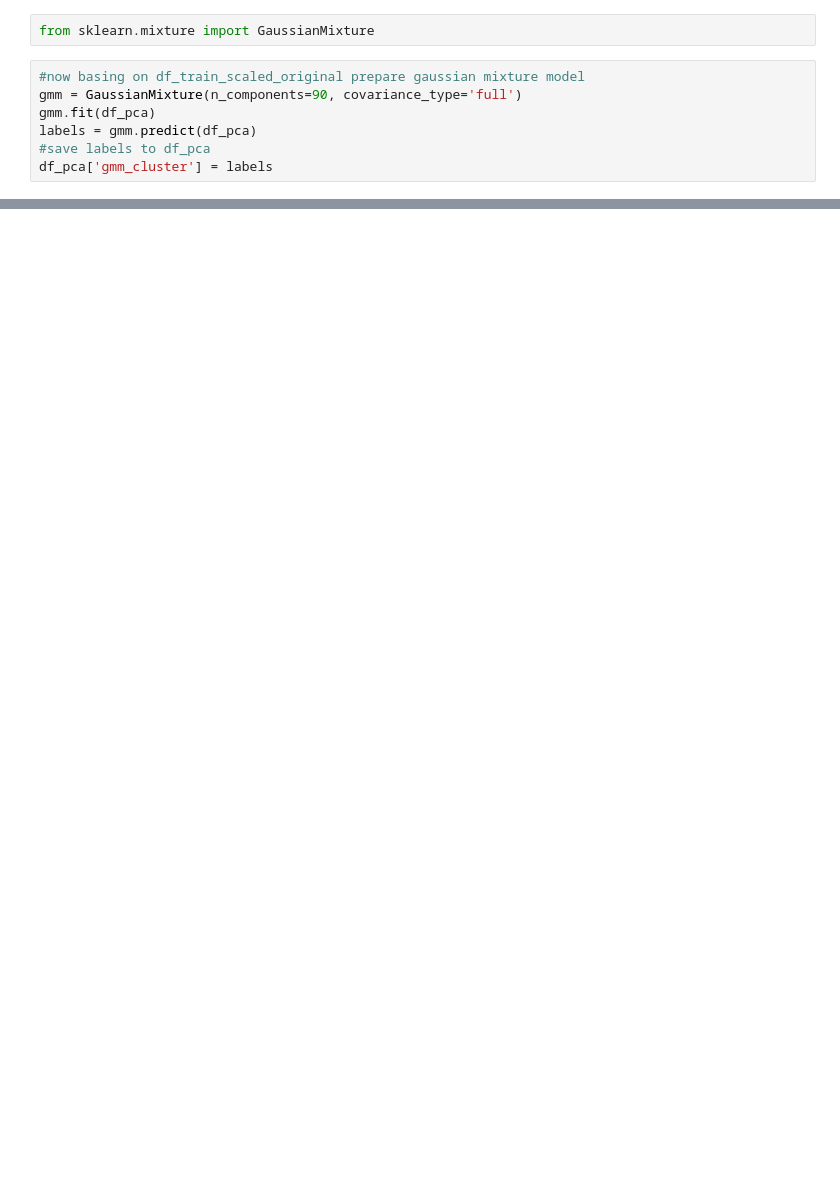
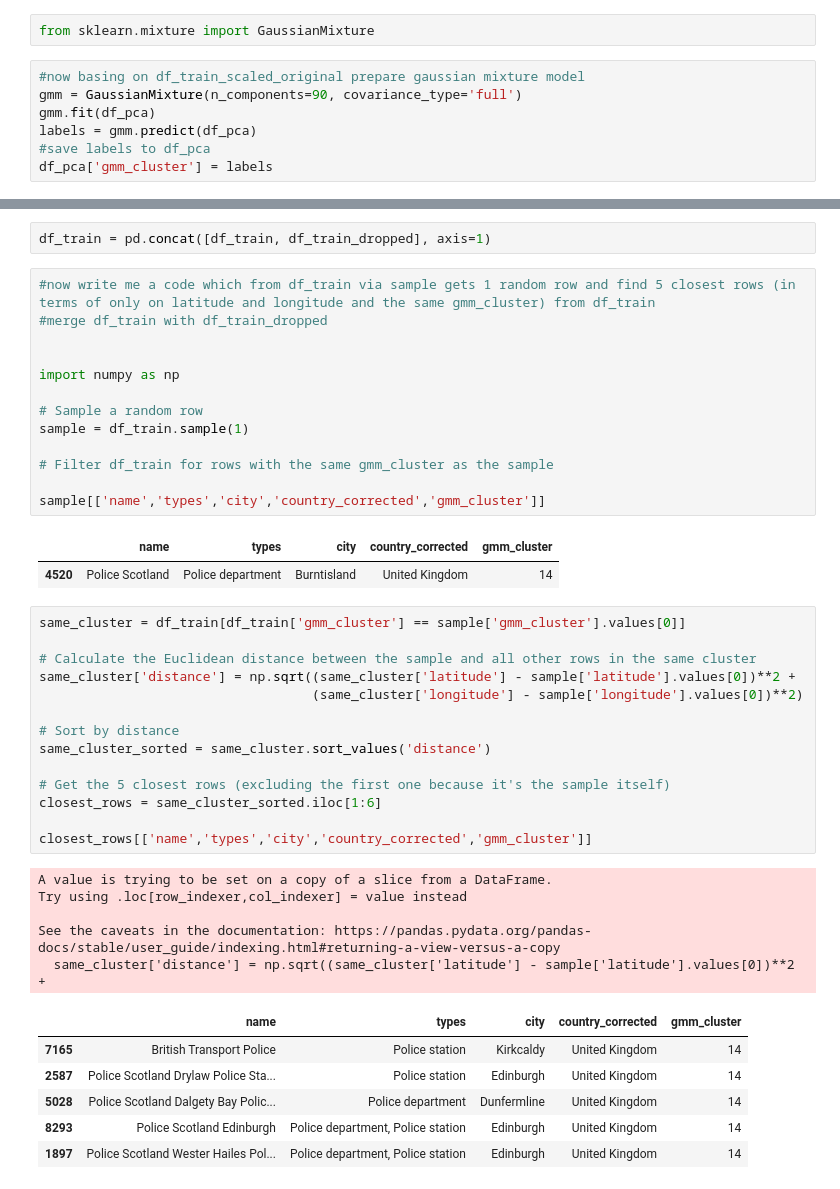
Before and after one commit to kowalskihubert/Google-Places-Clustering, a Jupyter notebook: models.ipynb, the cells around one changed output, grey strips where cells are left out. Saved outputs shown, nothing was run; the diff lists cells and outputs as text; blank space fills up the shorter version.

```diff
--- a/models.ipynb
+++ b/models.ipynb
@@ -649,0 +650,44 @@ plt.show()
+# %%
+df_train = pd.concat([df_train, df_train_dropped], axis=1)
+# %%
+#now write me a code which from df_train via sample gets 1 random row and find 5 closest rows (in terms of only on latitude and longitude and the same gmm_cluster) from df_train
+#merge df_train with df_train_dropped
+
+
+import numpy as np
+
+# Sample a random row
+sample = df_train.sample(1)
+
+# Filter df_train for rows with the same gmm_cluster as the sample
+
+sample[['name','types','city','country_corrected','gmm_cluster']]
+# %% [output]
+|  | name | types | city | country_corrected | gmm_cluster |
+| 4520 | Police Scotland | Police department | Burntisland | United Kingdom | 14 |
+# %%
+same_cluster = df_train[df_train['gmm_cluster'] == sample['gmm_cluster'].values[0]]
+
+# Calculate the Euclidean distance between the sample and all other rows in the same cluster
+same_cluster['distance'] = np.sqrt((same_cluster['latitude'] - sample['latitude'].values[0])**2 +
+                                   (same_cluster['longitude'] - sample['longitude'].values[0])**2)
+
+# Sort by distance
+same_cluster_sorted = same_cluster.sort_values('distance')
+
+# Get the 5 closest rows (excluding the first one because it's the sample itself)
+closest_rows = same_cluster_sorted.iloc[1:6]
+
+closest_rows[['name','types','city','country_corrected','gmm_cluster']]
+# %% [output]
+A value is trying to be set on a copy of a slice from a DataFrame.
+Try using .loc[row_indexer,col_indexer] = value instead
+
+See the caveats in the documentation: https://pandas.pydata.org/pandas-docs/stable/user_guide/indexing.html#returning-a-view-versus-a-copy
+  same_cluster['distance'] = np.sqrt((same_cluster['latitude'] - sample['latitude'].values[0])**2 +
+|  | name | types | city | country_corrected | gmm_cluster |
+| 7165 | British Transport Police | Police station | Kirkcaldy | United Kingdom | 14 |
+| 2587 | Police Scotland Drylaw Police Sta... | Police station | Edinburgh | United Kingdom | 14 |
+| 5028 | Police Scotland Dalgety Bay Polic... | Police department | Dunfermline | United Kingdom | 14 |
+| 8293 | Police Scotland Edinburgh | Police department, Police station | Edinburgh | United Kingdom | 14 |
+| 1897 | Police Scotland Wester Hailes Pol... | Police department, Police station | Edinburgh | United Kingdom | 14 |
```
Also changed, not shown: parts of 18 cells of this notebook.
